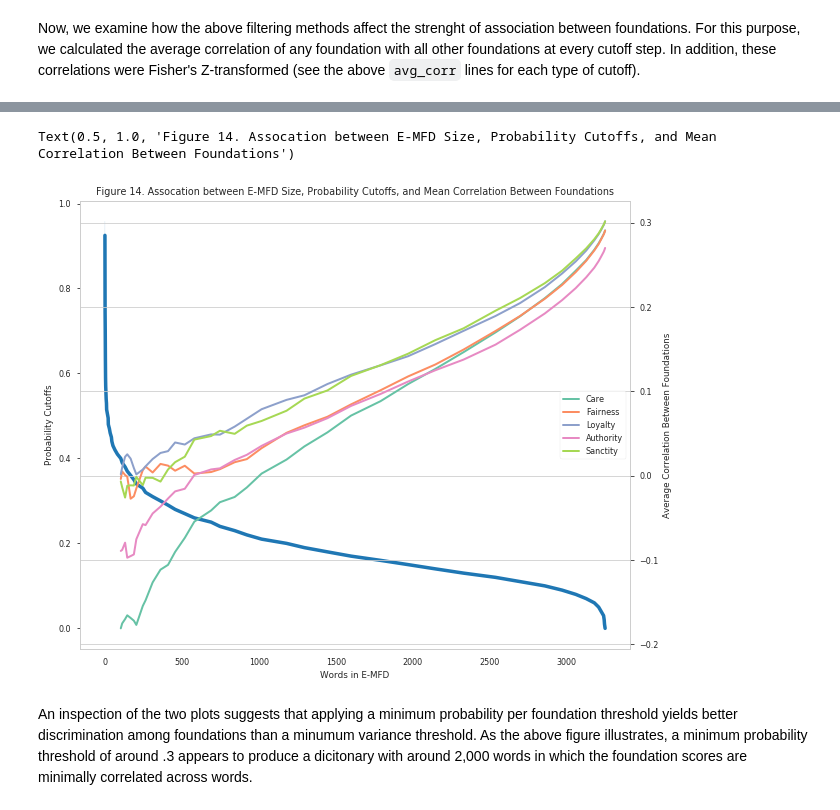
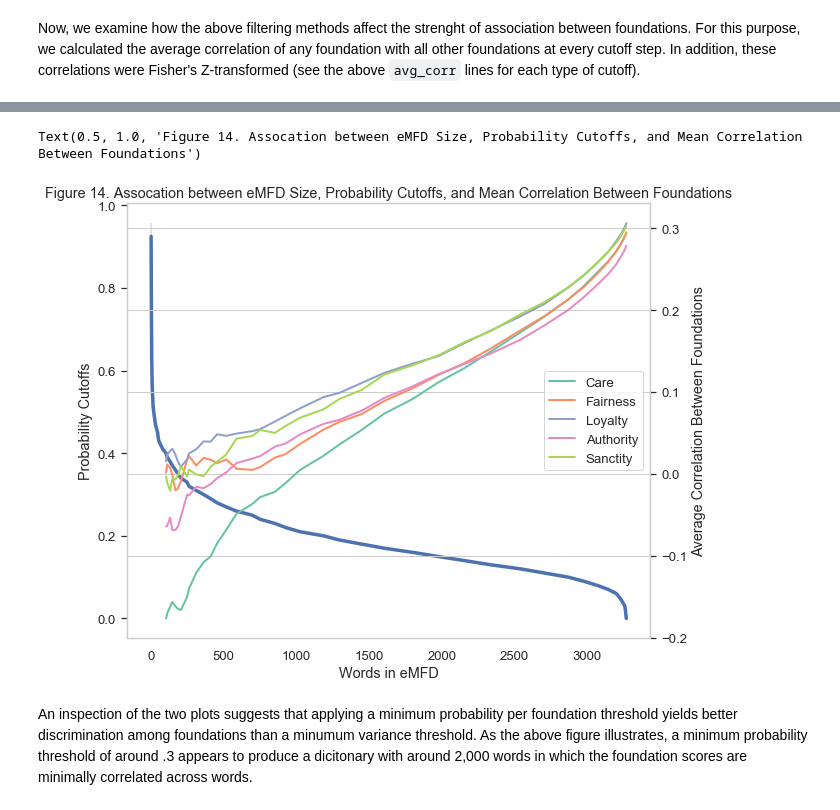
Before and after one commit to medianeuroscience/emfd, a Jupyter notebook: dictionary_tresholding.ipynb, the cells around one changed output, grey strips where cells are left out. Drawn from its saved outputs; the diff is of its cells as text; code cells hidden in the pictures.

```diff
--- a/dictionary_tresholding.ipynb
+++ b/dictionary_tresholding.ipynb
@@ -9,6 +9,7 @@ from matplotlib import pyplot as plt
 import seaborn as sns
 
 plt.style.use('seaborn-paper')
+sns.set(font_scale=1.2)
 sns.set_style('whitegrid')
 plt.rcParams['font.serif'] = "Times New Roman"
 # %%
@@ -122,26 +123,26 @@ Text(0.5, 1.0, 'Figure 13. Assocation between E-MFD Size, Variance Cutoffs, and
 # %%
 # Plot Probability Threshold, Dictionary Size, and Corresponding Correlations
-p_plot = pd.DataFrame([pd.Series(p_array).rename('Probability Cutoffs'), p_dict_size.rename('Words in E-MFD')]).T
+p_plot = pd.DataFrame([pd.Series(p_array).rename('Probability Cutoffs'), p_dict_size.rename('Words in eMFD')]).T
 p_plot = p_plot.join(p_corr)
 p_plot = p_plot.rename(columns={'care_p':'Care', 'fairness_p':"Fairness", 'loyalty_p':'Loyalty','authority_p':'Authority','sanctity_p':'Sanctity'})
 # %%
-p_found = p_plot[['Care','Fairness','Loyalty','Authority','Sanctity']+['Words in E-MFD']].melt(id_vars='Words in E-MFD', var_name='Foundation',
+p_found = p_plot[['Care','Fairness','Loyalty','Authority','Sanctity']+['Words in eMFD']].melt(id_vars='Words in eMFD', var_name='Foundation',
                                                                                                   value_name='Average Correlation Between Foundations')
 # %%
 p_found = p_found[p_found['Average Correlation Between Foundations'] < 1]
-p_found = p_found[p_found['Words in E-MFD'] > 100]
+p_found = p_found[p_found['Words in eMFD'] > 100]
 # %%
 fig, ax = plt.subplots(figsize=(9,7), sharex=True)
-ax = sns.lineplot(x="Words in E-MFD", y="Probability Cutoffs", data=p_plot, palette='RdPu', linewidth=3.5, label='Probability Cutoff', legend=False)
+ax = sns.lineplot(x="Words in eMFD", y="Probability Cutoffs", data=p_plot, palette='RdPu', linewidth=3.5, label='Probability Cutoff', legend=False)
 ax2 = ax.twinx()
 ax.grid(False)
-sns.lineplot(x='Words in E-MFD', y="Average Correlation Between Foundations", hue='Foundation', data=p_found, palette='Set2', linewidth=2, label='Care', ax=ax2)
+sns.lineplot(x='Words in eMFD', y="Average Correlation Between Foundations", hue='Foundation', data=p_found, palette='Set2', linewidth=2, label='Care', ax=ax2)
 ax2.legend(['Care','Fairness','Loyalty','Authority','Sanctity'], loc=5)
 plt.tight_layout()
-plt.title('Figure 14. Assocation between E-MFD Size, Probability Cutoffs, and Mean Correlation Between Foundations')
+plt.title('Figure 14. Assocation between eMFD Size, Probability Cutoffs, and Mean Correlation Between Foundations')
 # plt.savefig('results/plots/Figure3.pdf', dpi=400)
 # %% [output]
-Text(0.5, 1.0, 'Figure 14. Assocation between E-MFD Size, Probability Cutoffs, and Mean Correlation Between Foundations')
+Text(0.5, 1.0, 'Figure 14. Assocation between eMFD Size, Probability Cutoffs, and Mean Correlation Between Foundations')
-[figure, old version]
+[figure, new version]
 # %% [markdown]
 An inspection of the two plots suggests that applying a minimum probability per foundation threshold yields better discrimination among foundations than a minumum variance threshold. As the above figure illustrates, a minimum probability threshold of around .3 appears to produce a dicitonary with around 2,000 words in which the foundation scores are minimally correlated across words.
```
Also changed, not shown: parts of 7 cells of this notebook, 5 other files.
